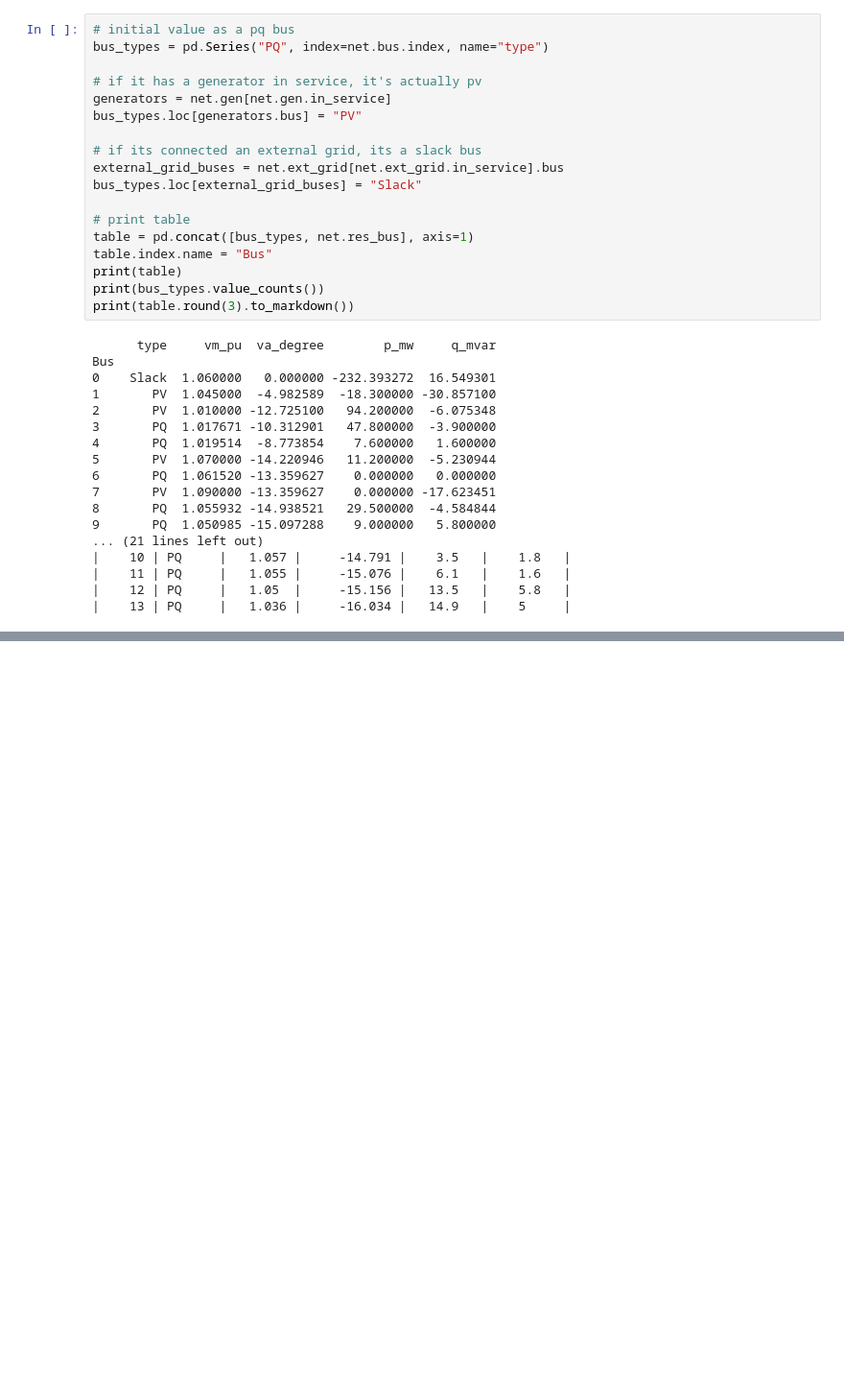
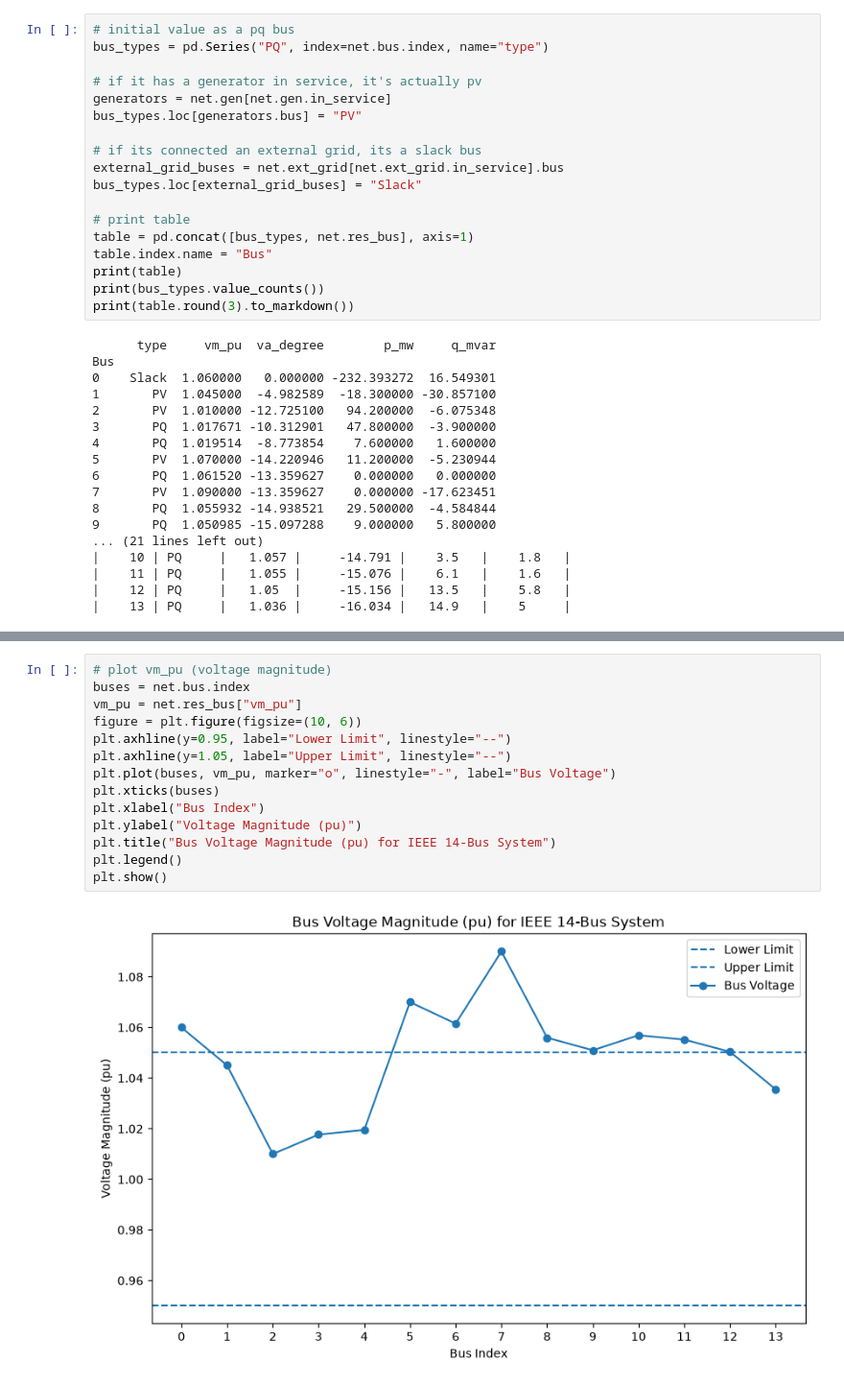
Before and after one commit to joeynievera/mini-interconnect, a Jupyter notebook: powerflow.ipynb, the cells around one changed output, grey strips where cells are left out. Shown at 96% size. Drawn from its saved outputs; the diff is of its cells as text; blank space fills up the shorter version.

```diff
--- a/powerflow.ipynb
+++ b/powerflow.ipynb
@@ -65,3 +66,19 @@ print(net.res_line[["loading_percent"]].round(3).to_markdown())
 | 12 |             0.04  |
 | 13 |             0.017 |
 | 14 |             0.057 |
+# %%
+# plot vm_pu (voltage magnitude)
+buses = net.bus.index
+vm_pu = net.res_bus["vm_pu"]
+figure = plt.figure(figsize=(10, 6))
+plt.axhline(y=0.95, label="Lower Limit", linestyle="--")
+plt.axhline(y=1.05, label="Upper Limit", linestyle="--")
+plt.plot(buses, vm_pu, marker="o", linestyle="-", label="Bus Voltage")
+plt.xticks(buses)
+plt.xlabel("Bus Index")
+plt.ylabel("Voltage Magnitude (pu)")
+plt.title("Bus Voltage Magnitude (pu) for IEEE 14-Bus System")
+plt.legend()
+plt.show()
+# %% [output]
+[figure, added]
```
Also changed, not shown: parts of 2 cells of this notebook, 1 other file.
